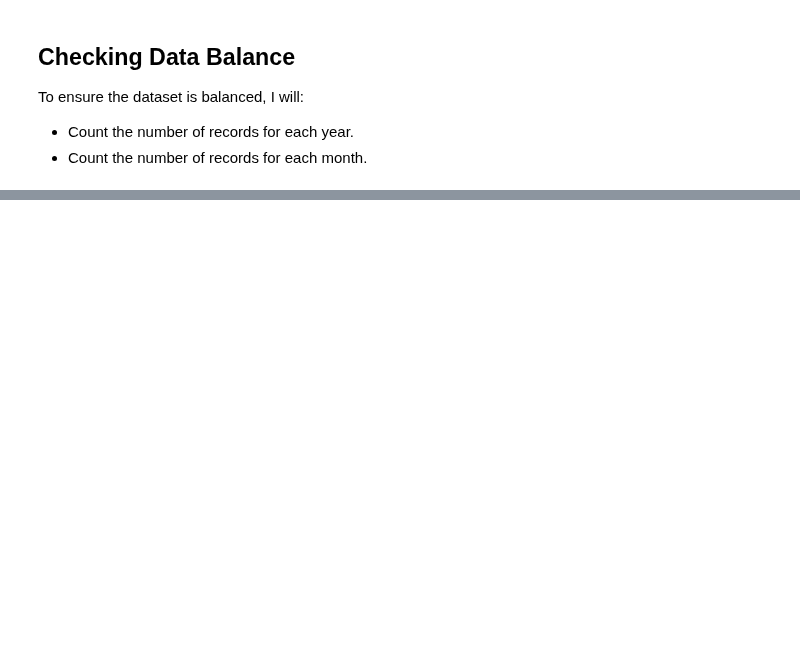
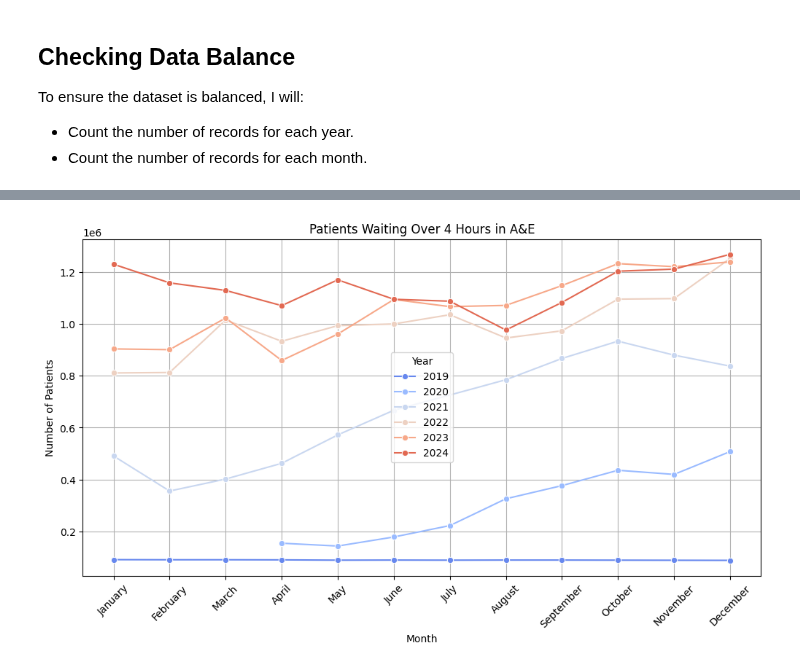
Before and after one commit to sophieboyle1/Final-Year-Project, a Jupyter notebook: src/data_validation.ipynb, the cells around one changed output, grey strips where cells are left out. Cells and saved outputs as stored; diff of their text form; code cells hidden in the pictures; blank space fills up the shorter version.

```diff
--- a/src/data_validation.ipynb
+++ b/src/data_validation.ipynb
@@ -230,0 +309,35 @@ Passing `palette` without assigning `hue` is deprecated and will be removed in v
+# %%
+import pandas as pd
+import matplotlib.pyplot as plt
+import seaborn as sns
+
+# Load dataset
+file_path = "nhs_ae_merged_no_outliers.csv"
+nhs_data = pd.read_csv(file_path)
+
+# Ensure 'year' and 'month' are treated correctly
+nhs_data["year"] = nhs_data["year"].astype(str)
+nhs_data["month"] = pd.Categorical(nhs_data["month"], categories=[
+    "January", "February", "March", "April", "May", "June",
+    "July", "August", "September", "October", "November", "December"
+], ordered=True)
+
+# Aggregate data for Over 4 Hours Waiting
+over_4hrs_trends = nhs_data.groupby(["year", "month"])["attendances_over_4hrs_type_1"].sum().reset_index()
+
+# 🔍 Fix July 2020 Issue: Interpolate if necessary
+over_4hrs_trends["attendances_over_4hrs_type_1"] = over_4hrs_trends["attendances_over_4hrs_type_1"].replace(0, pd.NA)
+over_4hrs_trends["attendances_over_4hrs_type_1"] = over_4hrs_trends["attendances_over_4hrs_type_1"].interpolate()
+
+# 📊 **Plot: Patients Waiting Over 4 Hours in A&E**
+plt.figure(figsize=(12, 6))
+sns.lineplot(x="month", y="attendances_over_4hrs_type_1", hue="year", data=over_4hrs_trends, marker="o", palette="coolwarm")
+plt.title("Patients Waiting Over 4 Hours in A&E")
+plt.xlabel("Month")
+plt.ylabel("Number of Patients")
+plt.xticks(rotation=45)
+plt.legend(title="Year")
+plt.grid(True)
+plt.show()
+# %% [output]
+[figure, added]
```
Also changed, not shown: parts of 6 cells of this notebook, 4 other files.
